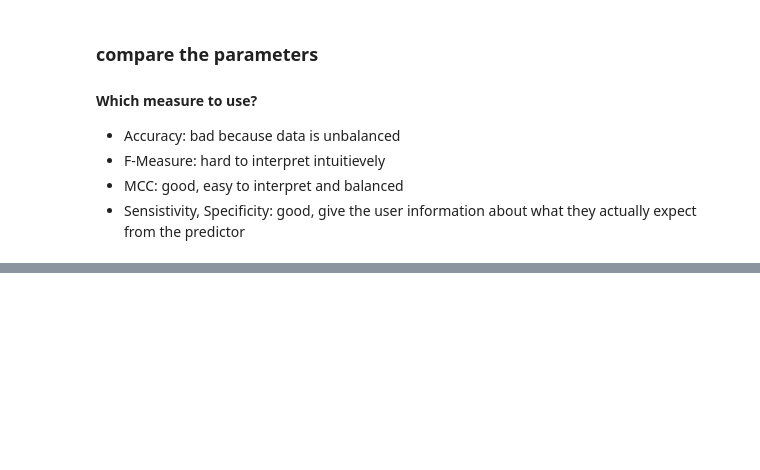
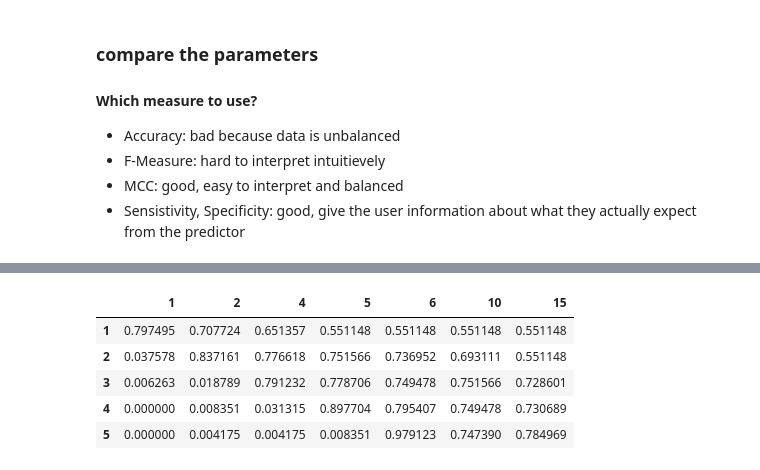
Before and after one commit to grst/pp1, a Jupyter notebook: train_and_evaluate.ipynb, the cells around one changed output, grey strips where cells are left out. Saved outputs shown, nothing was run; the diff lists cells and outputs as text; code cells hidden in the pictures; blank space fills up the shorter version.

```diff
--- a/train_and_evaluate.ipynb
+++ b/train_and_evaluate.ipynb
@@ -131,0 +182,9 @@ for ax in (ax1, ax2, ax3):
+# %%
+make_df(sens)
+# %% [output]
+|  | 1 | 2 | 4 | 5 | 6 | 10 | 15 |
+| 1 | 0.797495 | 0.707724 | 0.651357 | 0.551148 | 0.551148 | 0.551148 | 0.551148 |
+| 2 | 0.037578 | 0.837161 | 0.776618 | 0.751566 | 0.736952 | 0.693111 | 0.551148 |
+| 3 | 0.006263 | 0.018789 | 0.791232 | 0.778706 | 0.749478 | 0.751566 | 0.728601 |
+| 4 | 0.000000 | 0.008351 | 0.031315 | 0.897704 | 0.795407 | 0.749478 | 0.730689 |
+| 5 | 0.000000 | 0.004175 | 0.004175 | 0.008351 | 0.979123 | 0.747390 | 0.784969 |
```
Also changed, not shown: parts of 15 cells of this notebook, 2 other files.
